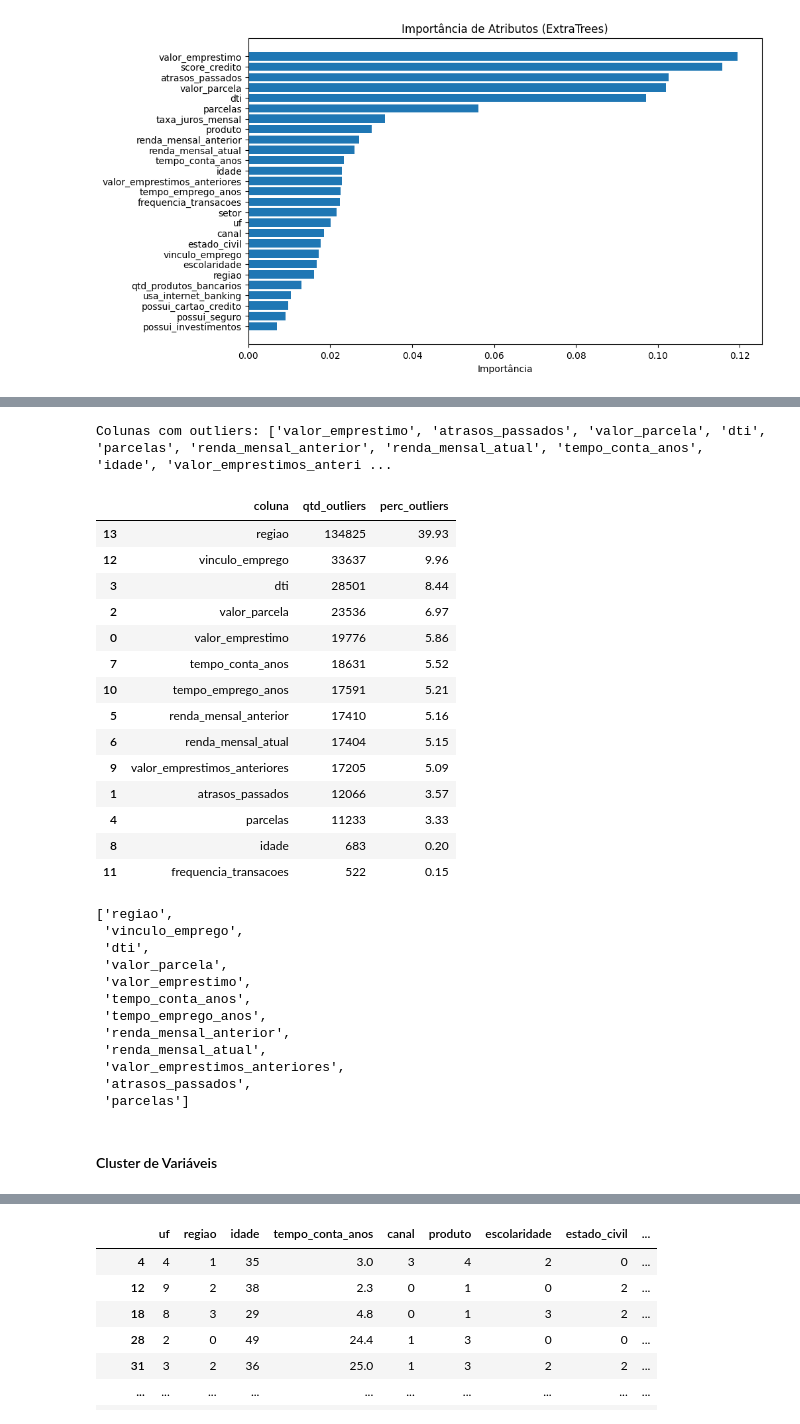
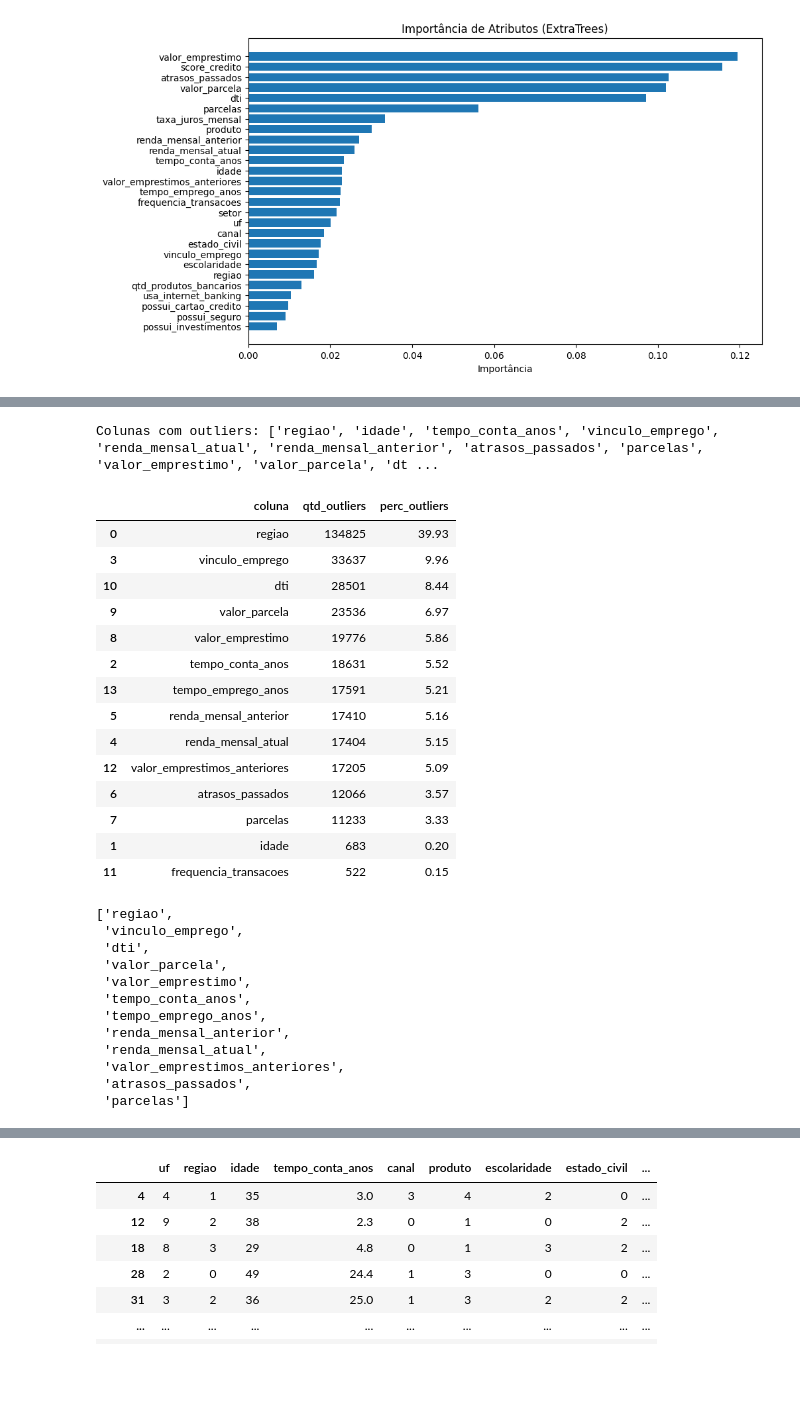
Before and after one commit to Nyon0k/MVP-Machine-Learning---Especializacao-Ciencia-de-Dados-e-Analytics---PUCRJ, a Jupyter notebook: ml_sprint.ipynb, the cells around one changed output, grey strips where cells are left out. Cells and saved outputs as stored; diff of their text form; code cells hidden in the pictures; blank space fills up the shorter version.

```diff
--- a/ml_sprint.ipynb
+++ b/ml_sprint.ipynb
@@ -947,19 +1013,15 @@ Ranking de Importância de Variáveis:
 # --- Nome da variável resposta ---
 target_col = "inadimplente"
 
-# Pega os nomes das 20 variáveis mais importantes
-top20_vars = df_importancias["Variavel"].tolist()
+# 1) DataFrame só com as variáveis explicativas
+df_baseline_sem_target = df_baseline_sem_nan.drop(columns=[target_col]).copy()
 
-# 1) DataFrame só com as 20 variáveis
-df_top20 = df_baseline_sem_nan[top20_vars].copy()
+# 2) DataFrame com as variáveis explicativas + variável resposta
+df_baseline_com_target = df_baseline_sem_nan.copy()
 
-# 2) DataFrame com as 20 variáveis + variável resposta
-cols_final = top20_vars + [target_col]
-df_top20_com_target = df_baseline_sem_nan[cols_final].copy()
+print("DataFrame apenas com as variáveis explicativas:")
+display(df_baseline_sem_target)
 
-print("DataFrame apenas com as 20 variáveis mais importantes:")
-display(df_top20)
-
-print("\nDataFrame com as 20 variáveis mais importantes + variável resposta:")
-display(df_top20_com_target)
+print("\nDataFrame com as variáveis explicativas + variável resposta:")
+display(df_baseline_com_target)
 # %% [output]
@@ -996,9 +1058,9 @@ import matplotlib.pyplot as plt
 import seaborn as sns
 
 # Boxplot para cada variável numérica
-for col in df_top20_com_target.select_dtypes(include=[np.number]).columns:
+for col in df_baseline_com_target.select_dtypes(include=[np.number]).columns:
     plt.figure(figsize=(6,3))
-    sns.boxplot(x=df_top20_com_target[col])
+    sns.boxplot(x=df_baseline_com_target[col])
     plt.title(f"Boxplot - {col}")
     plt.show()
 # %% [output]
@@ -1051,30 +1113,30 @@ def detectar_outliers_iqr(df, fator=1.5):
     df_resumo = pd.DataFrame(resultados).sort_values(by="perc_outliers", ascending=False)
     return colunas_com_outliers, df_resumo
 # %%
-cols_out, df_outliers = detectar_outliers_iqr(df_top20_com_target)
+cols_out, df_outliers = detectar_outliers_iqr(df_baseline_com_target)
 
 print("Colunas com outliers:", cols_out)
 display(df_outliers)
 
 df_colunas_com_outliers_maior_5pct = df_outliers[df_outliers["perc_outliers"] >= 3]
 colunas_com_outliers_maior_5pct = list(df_colunas_com_outliers_maior_5pct["coluna"])
 colunas_com_outliers_maior_5pct
 # %% [output]
-Colunas com outliers: ['valor_emprestimo', 'atrasos_passados', 'valor_parcela', 'dti', 'parcelas', 'renda_mensal_anterior', 'renda_mensal_atual', 'tempo_conta_anos', 'idade', 'valor_emprestimos_anteri ...
+Colunas com outliers: ['regiao', 'idade', 'tempo_conta_anos', 'vinculo_emprego', 'renda_mensal_atual', 'renda_mensal_anterior', 'atrasos_passados', 'parcelas', 'valor_emprestimo', 'valor_parcela', 'dt ...
 |  | coluna | qtd_outliers | perc_outliers |
-| 13 | regiao | 134825 | 39.93 |
-| 12 | vinculo_emprego | 33637 | 9.96 |
-| 3 | dti | 28501 | 8.44 |
-| 2 | valor_parcela | 23536 | 6.97 |
-| 0 | valor_emprestimo | 19776 | 5.86 |
-| 7 | tempo_conta_anos | 18631 | 5.52 |
-| 10 | tempo_emprego_anos | 17591 | 5.21 |
+| 0 | regiao | 134825 | 39.93 |
+| 3 | vinculo_emprego | 33637 | 9.96 |
+| 10 | dti | 28501 | 8.44 |
+| 9 | valor_parcela | 23536 | 6.97 |
+| 8 | valor_emprestimo | 19776 | 5.86 |
+| 2 | tempo_conta_anos | 18631 | 5.52 |
+| 13 | tempo_emprego_anos | 17591 | 5.21 |
 | 5 | renda_mensal_anterior | 17410 | 5.16 |
-| 6 | renda_mensal_atual | 17404 | 5.15 |
-| 9 | valor_emprestimos_anteriores | 17205 | 5.09 |
-| 1 | atrasos_passados | 12066 | 3.57 |
-| 4 | parcelas | 11233 | 3.33 |
-| 8 | idade | 683 | 0.20 |
+| 4 | renda_mensal_atual | 17404 | 5.15 |
+| 12 | valor_emprestimos_anteriores | 17205 | 5.09 |
+| 6 | atrasos_passados | 12066 | 3.57 |
+| 7 | parcelas | 11233 | 3.33 |
+| 1 | idade | 683 | 0.20 |
 | 11 | frequencia_transacoes | 522 | 0.15 |
 ['regiao',
  'vinculo_emprego',
@@ -1088,5 +1150,3 @@ Colunas com outliers: ['valor_emprestimo', 'atrasos_passados', 'valor_parcela',
  'valor_emprestimos_anteriores',
  'atrasos_passados',
  'parcelas']
-# %% [markdown]
-#### Cluster de Variáveis
```
Also changed, not shown: parts of 64 cells of this notebook.
